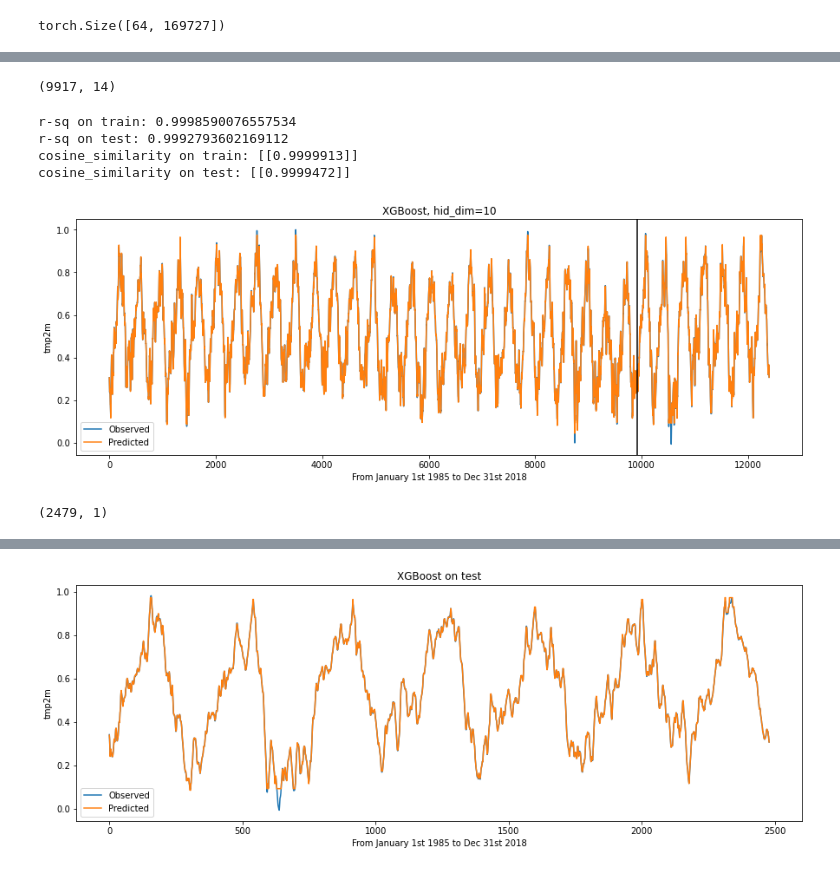
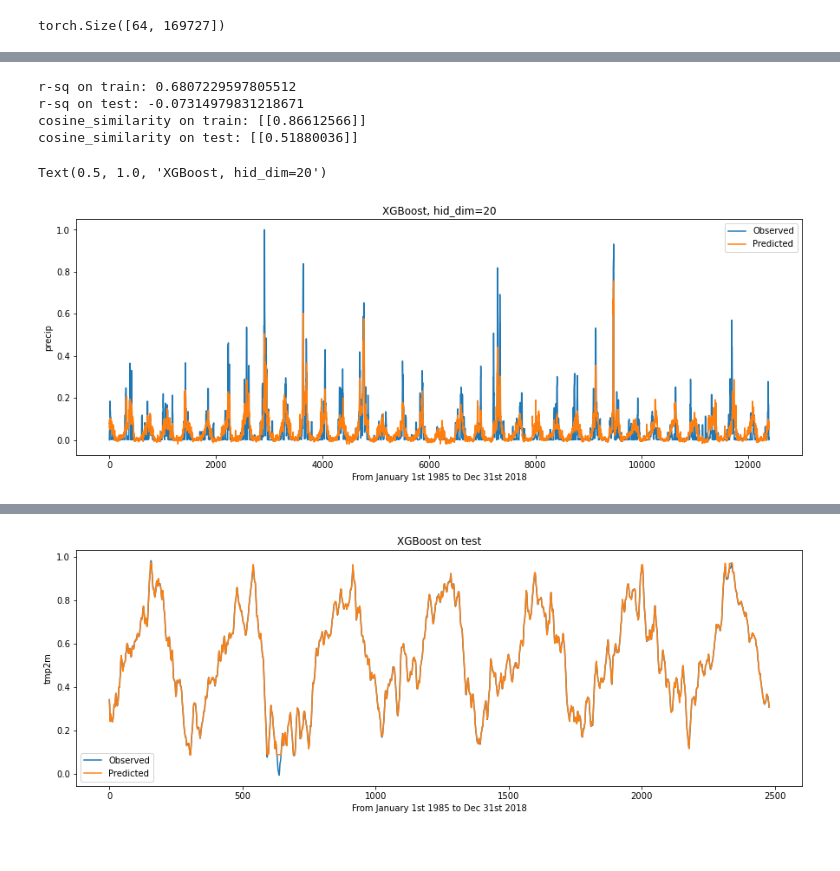
Before and after one commit to Willett-Group/transformer, a Jupyter notebook: AE_experiments-2.ipynb, the cells around one changed output, grey strips where cells are left out. Saved outputs shown, nothing was run; the diff lists cells and outputs as text; code cells hidden in the pictures.

Commit message:
precip

```diff
--- a/AE_experiments-2.ipynb
+++ b/AE_experiments-2.ipynb
@@ -894,2 +916,18 @@ class XGBoost():
+# %%
+X_mins = np.amin(X_train,axis=0)
+y_min = np.amin(y_train,axis=0)
+X_train = X_train - X_mins
+X_test = X_test - X_mins
+y_train = y_train - y_min
+y_test = y_test - y_min
+X_maxs = np.amax(X_train,axis=0)
+y_max = np.amax(y_train,axis=0)
+X_train = X_train/X_maxs
+X_test = X_test/X_maxs
+y_train = y_train/y_max
+y_test = y_test/y_max
 # %%
 mdl = XGBoost(num_models=1, n_jobs=1)
+mdl.fit(X_train, y_train)
+pred_train = mdl.predict(X_train)
+pred_test = mdl.predict(X_test)
@@ -926,30 +953,22 @@ n_gpus:
-# %%
-pred_train = mdl.predict(train_data_array)
-pred_test = mdl.predict(test_data_array)
-# %%
-train_data_array.shape
-# %% [output]
-(9917, 14)
+# %%
+target = 'precip'
 # %%
 print('r-sq on train:', r2_score(y_train, pred_train))
 print('r-sq on test:', r2_score(y_test,  pred_test))
 print('cosine_similarity on train:', cosine_similarity(y_train.reshape((1,-1)), pred_train.reshape((1,-1))))
 print('cosine_similarity on test:', cosine_similarity(y_test.reshape((1,-1)),  pred_test.reshape((1,-1))))
 plt.figure(figsize=(15,5))
 plt.plot(np.concatenate((y_train, y_test)),label='Observed')
 plt.plot(np.concatenate((pred_train, pred_test)),label='Predicted')
 plt.legend()
 plt.xlabel('From January 1st 1985 to Dec 31st 2018')
 plt.ylabel(target)
-plt.title('XGBoost, hid_dim=10')
-plt.axvline(x=X.shape[0]- test_size,c='black');
+plt.title('XGBoost, hid_dim=20')
+# plt.axvline(x=X.shape[0]- test_size,c='black');
 # %% [output]
-r-sq on train: 0.9998590076557534
-r-sq on test: 0.9992793602169112
-cosine_similarity on train: [[0.9999913]]
-cosine_similarity on test: [[0.9999472]]
+r-sq on train: 0.6807229597805512
+r-sq on test: -0.07314979831218671
+cosine_similarity on train: [[0.86612566]]
+cosine_similarity on test: [[0.51880036]]
+Text(0.5, 1.0, 'XGBoost, hid_dim=20')
-[figure, old version]
+[figure, new version]
-# %%
-y_test.shape
-# %% [output]
-(2479, 1)
```
Also changed, not shown: parts of 27 cells of this notebook, 2 other files.
